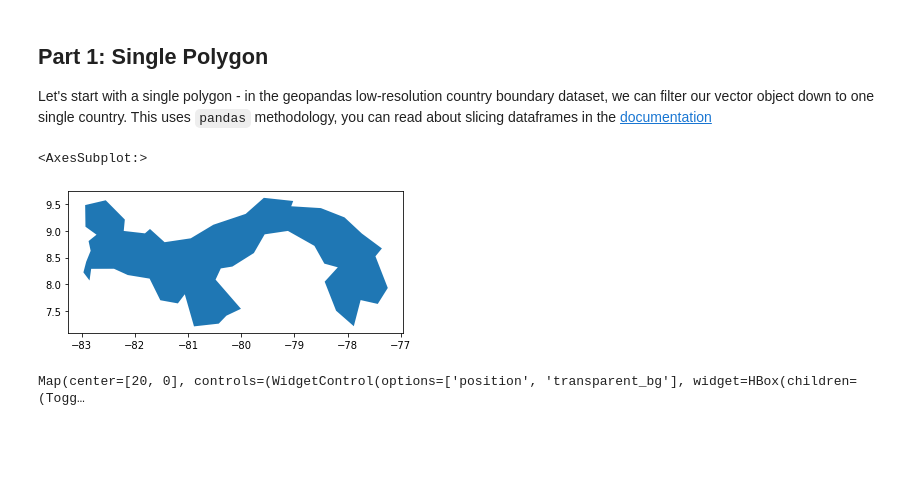
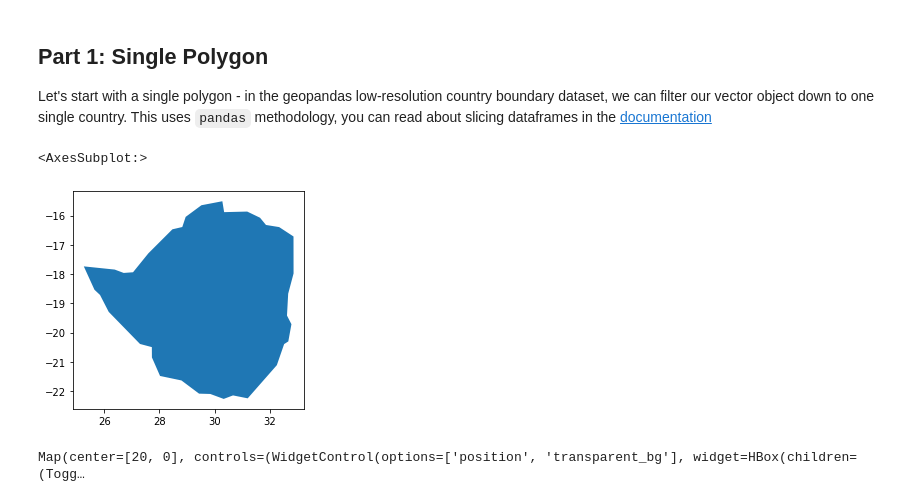
Before and after one commit to ghidora77/03_GEE_Labs_DSPG, a Jupyter notebook: 10_Operations.ipynb, the cells around one changed output. Drawn from its saved outputs; the diff is of its cells as text; code cells hidden in the pictures; blank space fills up the shorter version.

```diff
--- a/10_Operations.ipynb
+++ b/10_Operations.ipynb
@@ -45,12 +45,12 @@ Let's start with a single polygon - in the geopandas low-resolution country boun
 # %%
 # Country boundaries within geopandas
 world_filepath = gpd.datasets.get_path('naturalearth_lowres')
 world = gpd.read_file(world_filepath)
-df_single = world.loc[world.name == 'Panama']
+df_single = world.loc[world.name == 'Zimbabwe']
 df_single.plot()
 # %% [output]
 <AxesSubplot:>
-[figure, old version]
+[figure, new version]
 # %%
 # Convert to GEE object
 roi = geemap.geopandas_to_ee(df_single)
```
Also changed, not shown: parts of 14 cells of this notebook, 1 other file.
